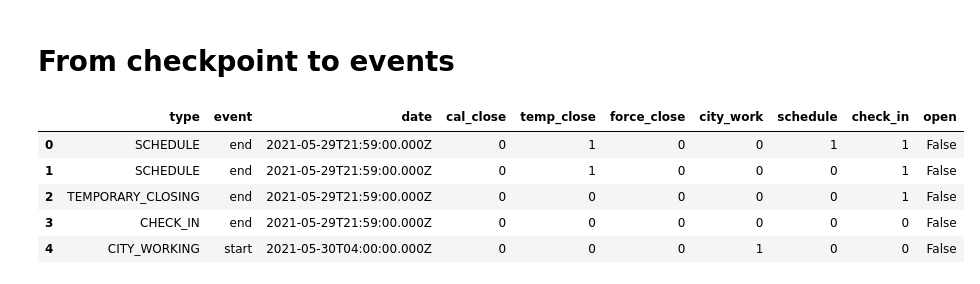
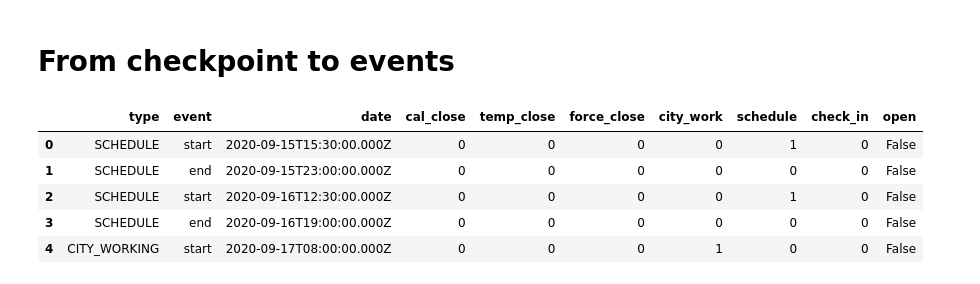
Before and after one commit to villoro/villoro_posts, a Jupyter notebook: store_address/SA visualizations.ipynb, the cells around one changed output. Cells and saved outputs as stored; diff of their text form; code cells hidden in the pictures.

```diff
--- a/store_address/SA visualizations.ipynb
+++ b/store_address/SA visualizations.ipynb
@@ -168,15 +169,15 @@ df.loc[~df["open"], ["start", "end", "reason"]]
 # %% [markdown]
 # From checkpoint to events
 # %%
-dfg = pd.read_csv("checkpoint.csv")
+dfg = pd.read_csv("checkpoint2.csv")
 dfg.head()
 # %% [output]
 |  | type | event | date | cal_close | temp_close | force_close | city_work | schedule | check_in | open |
-| 0 | SCHEDULE | end | 2021-05-29T21:59:00.000Z | 0 | 1 | 0 | 0 | 1 | 1 | False |
-| 1 | SCHEDULE | end | 2021-05-29T21:59:00.000Z | 0 | 1 | 0 | 0 | 0 | 1 | False |
-| 2 | TEMPORARY_CLOSING | end | 2021-05-29T21:59:00.000Z | 0 | 0 | 0 | 0 | 0 | 1 | False |
-| 3 | CHECK_IN | end | 2021-05-29T21:59:00.000Z | 0 | 0 | 0 | 0 | 0 | 0 | False |
-| 4 | CITY_WORKING | start | 2021-05-30T04:00:00.000Z | 0 | 0 | 0 | 1 | 0 | 0 | False |
+| 0 | SCHEDULE | start | 2020-09-15T15:30:00.000Z | 0 | 0 | 0 | 0 | 1 | 0 | False |
+| 1 | SCHEDULE | end | 2020-09-15T23:00:00.000Z | 0 | 0 | 0 | 0 | 0 | 0 | False |
+| 2 | SCHEDULE | start | 2020-09-16T12:30:00.000Z | 0 | 0 | 0 | 0 | 1 | 0 | False |
+| 3 | SCHEDULE | end | 2020-09-16T19:00:00.000Z | 0 | 0 | 0 | 0 | 0 | 0 | False |
+| 4 | CITY_WORKING | start | 2020-09-17T08:00:00.000Z | 0 | 0 | 0 | 1 | 0 | 0 | False |
 # %%
 events = [
     "cal_close",
```
Also changed, not shown: parts of 3 cells of this notebook, 1 other file.
